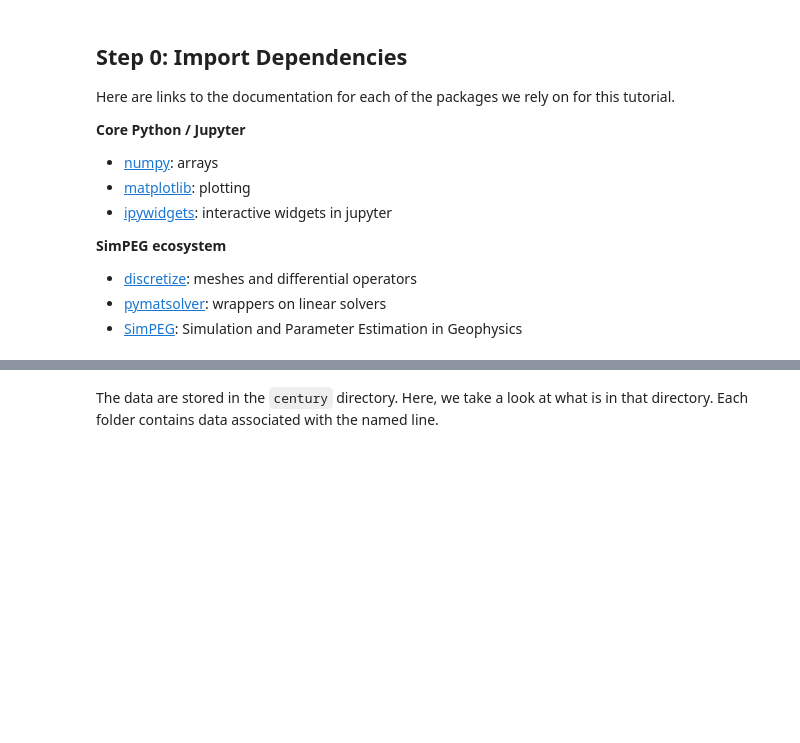
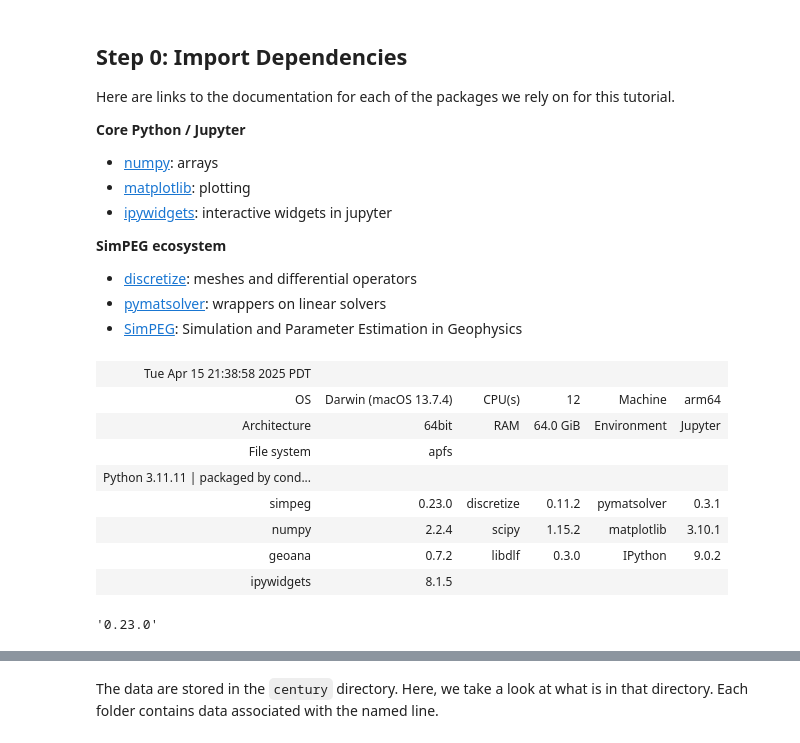
Before and after one commit to ubcgif/2025-sustech-simpeg-tutorial, a Jupyter notebook: 1-century-dcip-inversion.ipynb, the cells around one changed output, grey strips where cells are left out. Cells and saved outputs as stored; diff of their text form; code cells hidden in the pictures; blank space fills up the shorter version.

```diff
--- a/1-century-dcip-inversion.ipynb
+++ b/1-century-dcip-inversion.ipynb
@@ -70,3 +72,20 @@ from simpeg.electromagnetics.static.utils import (
+# %%
+Report()
+# %% [output]
+| Tue Apr 15 21:38:58 2025 PDT |  |  |  |  |  |
+| OS | Darwin (macOS 13.7.4) | CPU(s) | 12 | Machine | arm64 |
+| Architecture | 64bit | RAM | 64.0 GiB | Environment | Jupyter |
+| File system | apfs |
+| Python 3.11.11 | packaged by cond... |  |  |  |  |  |
+| simpeg | 0.23.0 | discretize | 0.11.2 | pymatsolver | 0.3.1 |
+| numpy | 2.2.4 | scipy | 1.15.2 | matplotlib | 3.10.1 |
+| geoana | 0.7.2 | libdlf | 0.3.0 | IPython | 9.0.2 |
+| ipywidgets | 8.1.5 |  |  |  |  |
+# %%
+import simpeg
+simpeg.__version__
+# %% [output]
+'0.23.0'
 # %%
 # set the font size in the plots
 from matplotlib import rcParams
```
Also changed, not shown: parts of 38 cells of this notebook, 4 other files.
